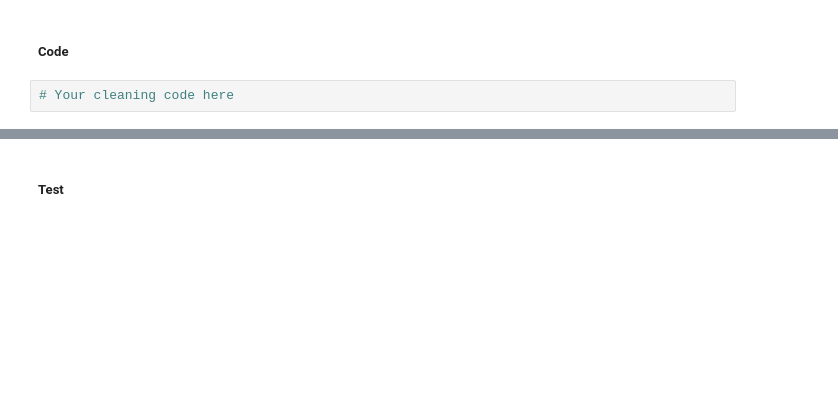
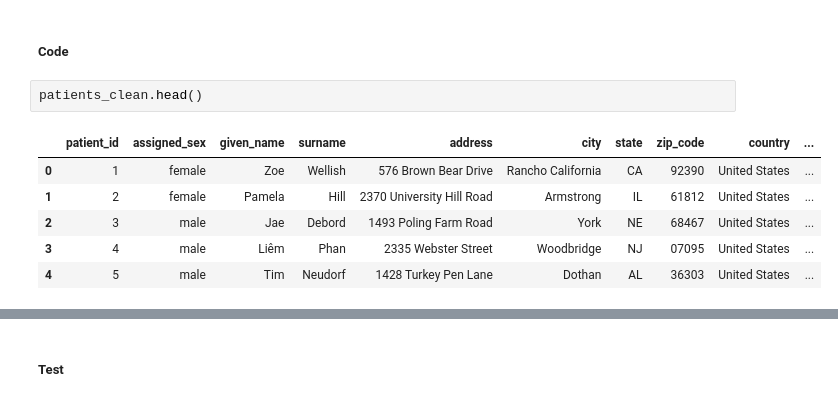
Before and after one commit to bakamoridesu/DAND, a Jupyter notebook: auralin/cleaning-student.ipynb, the cells around one changed output, grey strips where cells are left out. Drawn from its saved outputs; the diff is of its cells as text; blank space fills up the shorter version.

```diff
--- a/auralin/cleaning-student.ipynb
+++ b/auralin/cleaning-student.ipynb
@@ -692,4 +712,11 @@ patients_clean[patients_clean['given_name'] == 'Dsvid']
 # %% [markdown]
 ##### Code
-# %%
-# Your cleaning code here
+# %%
+patients_clean.head()
+# %% [output]
+|  | patient_id | assigned_sex | given_name | surname | address | city | state | zip_code | country | ... |
+| 0 | 1 | female | Zoe | Wellish | 576 Brown Bear Drive | Rancho California | CA | 92390 | United States | ... |
+| 1 | 2 | female | Pamela | Hill | 2370 University Hill Road | Armstrong | IL | 61812 | United States | ... |
+| 2 | 3 | male | Jae | Debord | 1493 Poling Farm Road | York | NE | 68467 | United States | ... |
+| 3 | 4 | male | Liêm | Phan | 2335 Webster Street | Woodbridge | NJ | 07095 | United States | ... |
+| 4 | 5 | male | Tim | Neudorf | 1428 Turkey Pen Lane | Dothan | AL | 36303 | United States | ... |
```
Also changed, not shown: parts of 31 cells of this notebook.
